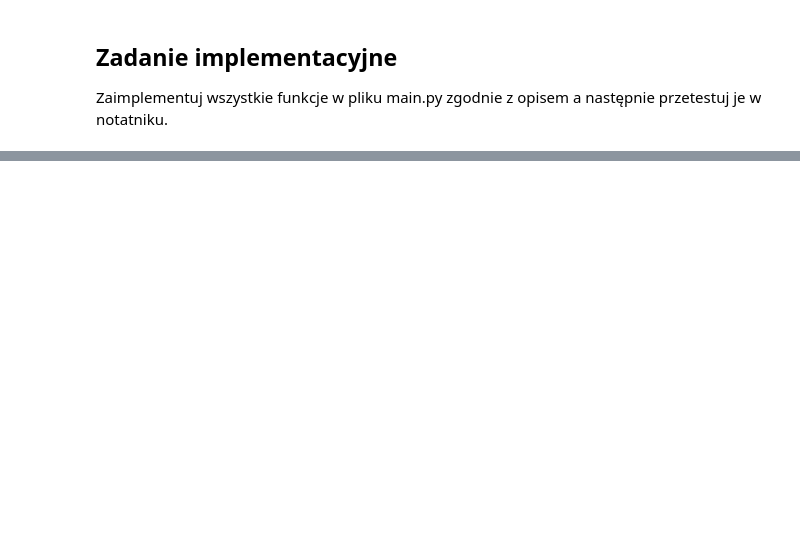
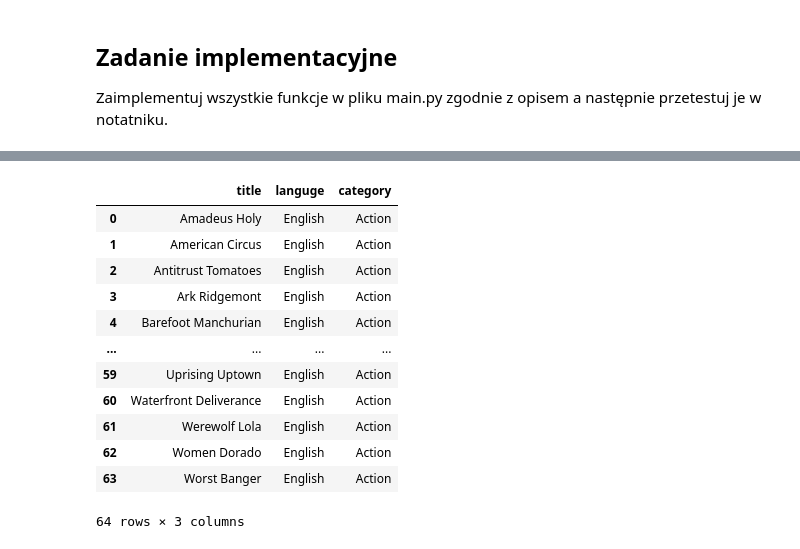
Before and after one commit to MariuszKuchtaAgh/ABD_laboratorium, a Jupyter notebook: lab_5__041121/raport.ipynb, the cells around one changed output, grey strips where cells are left out. Drawn from its saved outputs; the diff is of its cells as text; code cells hidden in the pictures; blank space fills up the shorter version.

```diff
--- a/lab_5__041121/raport.ipynb
+++ b/lab_5__041121/raport.ipynb
@@ -293,0 +322,16 @@ main.film_title_case_insensitive(['Giant', 'Harry', 'Birdcage', 'Iron'])
+# %%
+main.film_in_category(1)
+# %% [output]
+|  | title | languge | category |
+| 0 | Amadeus Holy | English | Action |
+| 1 | American Circus | English | Action |
+| 2 | Antitrust Tomatoes | English | Action |
+| 3 | Ark Ridgemont | English | Action |
+| 4 | Barefoot Manchurian | English | Action |
+| ... | ... | ... | ... |
+| 59 | Uprising Uptown | English | Action |
+| 60 | Waterfront Deliverance | English | Action |
+| 61 | Werewolf Lola | English | Action |
+| 62 | Women Dorado | English | Action |
+| 63 | Worst Banger | English | Action |
+64 rows × 3 columns
```
Also changed, not shown: parts of 10 cells of this notebook, 1 other file.
